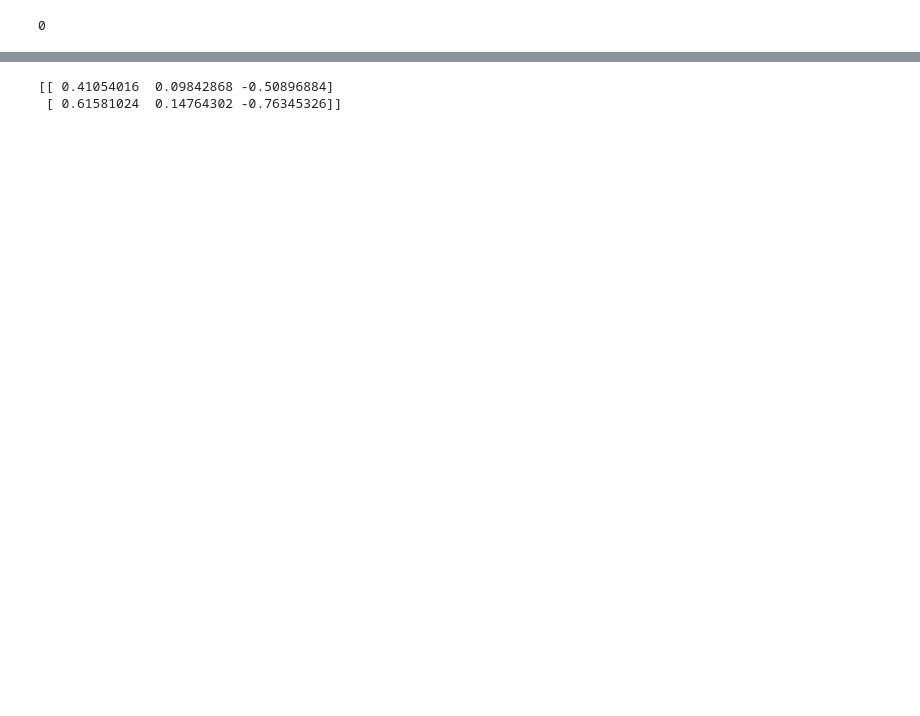
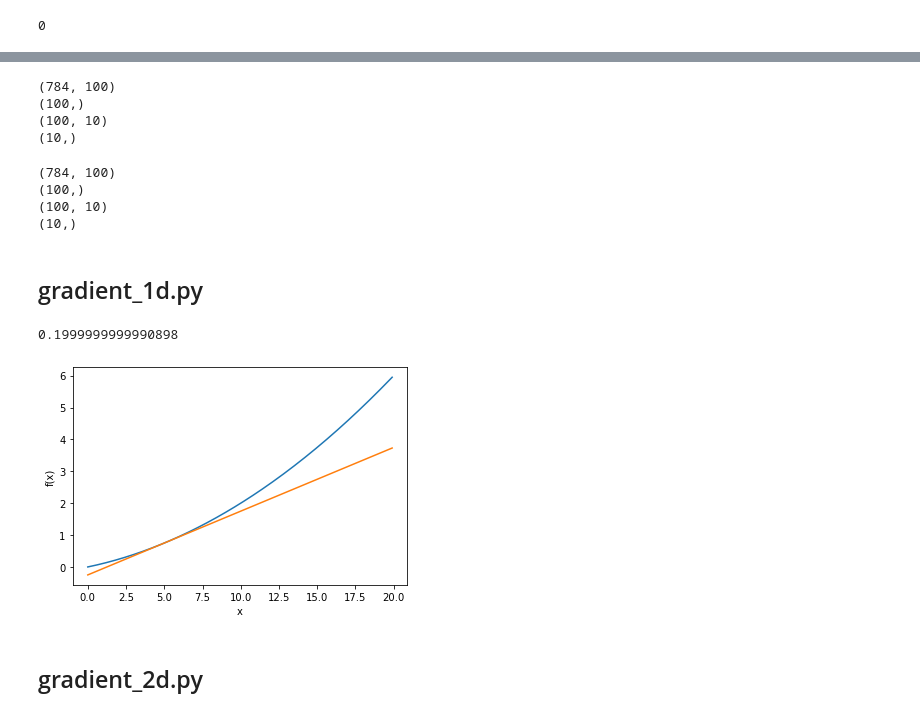
Before and after one commit to Sameta-cani/jwork, a Jupyter notebook: Untitled.ipynb, the cells around one changed output, grey strips where cells are left out. Drawn from its saved outputs; the diff is of its cells as text; code cells hidden in the pictures; blank space fills up the shorter version.

```diff
--- a/Untitled.ipynb
+++ b/Untitled.ipynb
@@ -1083,5 +1207,64 @@ dW = numerical_gradient(f, net.W)
-# %%
-print(dW)
-# %% [output]
-[[ 0.41054016  0.09842868 -0.50896884]
- [ 0.61581024  0.14764302 -0.76345326]]
+# %%
+net = TwoLayerNet(input_size=784, hidden_size=100, output_size=10)
+print(net.params['W1'].shape)
+print(net.params['b1'].shape)
+print(net.params['W2'].shape)
+print(net.params['b2'].shape)
+# %% [output]
+(784, 100)
+(100,)
+(100, 10)
+(10,)
+# %%
+x = np.random.rand(100, 784) # 더미 입력 데이터(100장 분량)
+y = net.predict(x)
+# %%
+x = np.random.rand(100, 784) # 더미 입력 데이터(100장 분량)
+t = np.random.rand(100, 10) # 더미 정답 레이블(100장 분량)
+
+grads = net.numerical_gradient(x, t) # 기울기 계산
+
+print(grads['W1'].shape)
+print(grads['b1'].shape)
+print(grads['W2'].shape)
+print(grads['b2'].shape)
+# %% [output]
+(784, 100)
+(100,)
+(100, 10)
+(10,)
+# %% [markdown]
+## gradient_1d.py
+# %%
+import numpy as np
+import matplotlib.pyplot as plt
+
+def numerical_diff(f, x):
+    h = 1e-4 # 0.0001
+    return (f(x+h) - f(x-h)) / (2*h)
+
+def function_1(x):
+    return 0.01*x**2 + 0.1*x
+
+def tangent_line(f, x):
+    d = numerical_diff(f, x)
+    print(d)
+    y = f(x) - d*x
+    return lambda t: d*t + y
+
+x = np.arange(0.0, 20.0, 0.1)
+y = function_1(x)
+plt.xlabel("x")
+plt.ylabel("f(x)")
+
+tf = tangent_line(function_1, 5)
+y2 = tf(x)
+
+plt.plot(x, y)
+plt.plot(x, y2)
+plt.show()
+# %% [output]
+0.1999999999990898
+[figure, added]
+# %% [markdown]
+## gradient_2d.py
```
Also changed, not shown: parts of 128 cells of this notebook.
